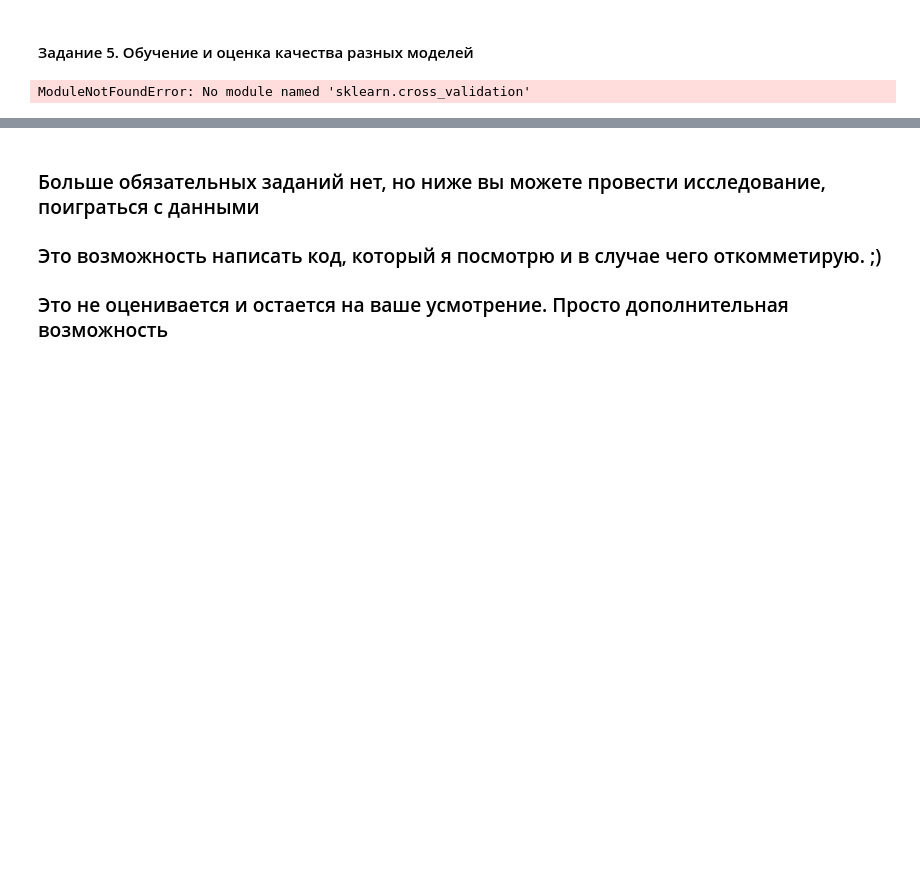
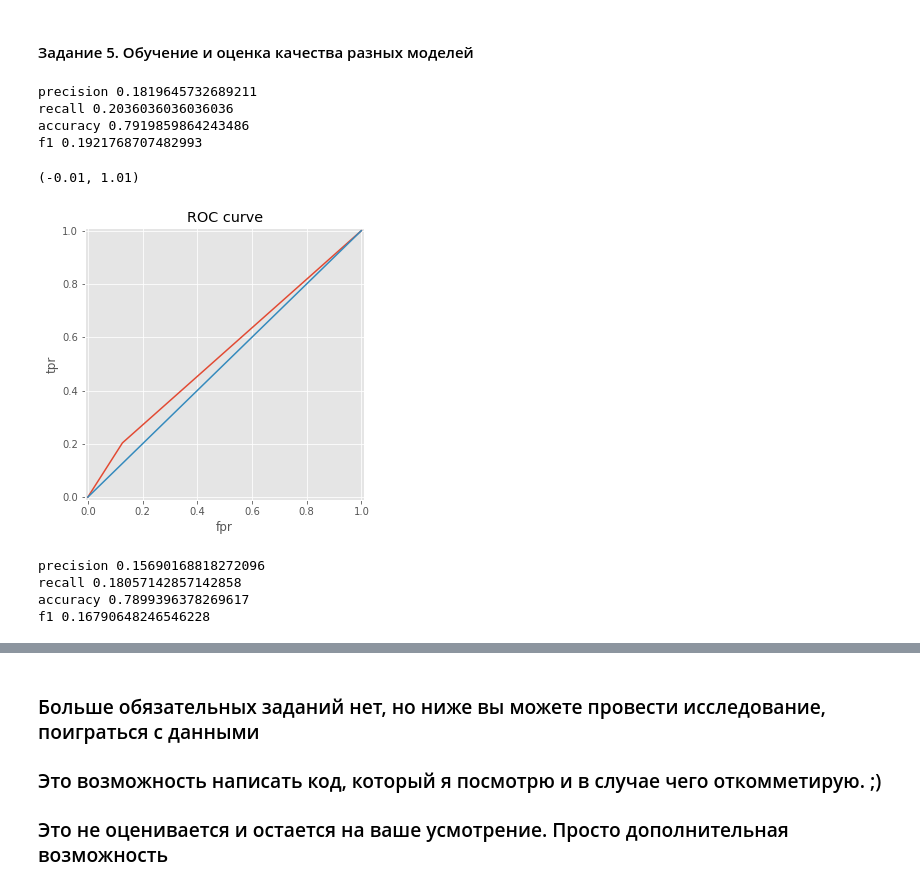
Before and after one commit to maxxvolny/sfml, a Jupyter notebook: hw2-task.ipynb, the cells around one changed output, grey strips where cells are left out. Saved outputs shown, nothing was run; the diff lists cells and outputs as text; code cells hidden in the pictures; blank space fills up the shorter version.

```diff
--- a/hw2-task.ipynb
+++ b/hw2-task.ipynb
@@ -335,0 +512,6 @@ KeyError: "['AGREEMENT_RK'] not found in axis"
+# %%
+     X = df_train_preproc.drop(['TARGET'], 1)
+X_test_0 = df_test_preproc.drop(['TARGET'], 1)
+# %%
+     y = df_train_preproc['TARGET']
+y_test_0 = df_test_preproc['TARGET']
@@ -336,12 +538,11 @@ KeyError: "['AGREEMENT_RK'] not found in axis"
 # %% [markdown]
 #### Задание 5. Обучение и оценка качества разных моделей
 # %%
-from sklearn.cross_validation import train_test_split
+from sklearn.model_selection import train_test_split
 # test_size=0.3, random_state=42
 
 ## Your Code Here
+X_train, X_test, y_train, y_test = train_test_split(X, y, test_size = 0.3, random_state=42)
-# %% [output]
-ModuleNotFoundError: No module named 'sklearn.cross_validation'
 # %%
 # Попробовать следующие "черные ящики": интерфейс одинаковый
 # Постепенно мы узнаем, что они делают а сейчас учимся понимать какой работает качественнее
@@ -361,3 +567,48 @@ from sklearn.linear_model import LogisticRegression
 from sklearn.metrics import accuracy_score, precision_score, recall_score
 
 ## Your Code Here
+# %%
+dtc = DecisionTreeClassifier()
+dtc.fit(X_train, y_train)
+predict = dtc.predict(X_test)
+
+print('precision', precision_score(y_test, predict))
+print('recall', recall_score(y_test, predict))
+print('accuracy', accuracy_score(y_test, predict))
+print('f1', f1_score(y_test, predict))
+# %% [output]
+precision 0.1819645732689211
+recall 0.2036036036036036
+accuracy 0.7919859864243486
+f1 0.1921768707482993
+# %%
+%matplotlib inline
+from matplotlib import pyplot as plt
+from sklearn.metrics import roc_auc_score, roc_curve
+fpr, tpr, thresholds = roc_curve(y_test, predict)
+plt.figure(figsize=(5, 5))
+plt.plot(fpr, tpr)
+plt.plot([0, 1], [0, 1])
+plt.ylabel('tpr')
+plt.xlabel('fpr')
+plt.grid(True)
+plt.title('ROC curve')
+plt.xlim((-0.01, 1.01))
+plt.ylim((-0.01, 1.01))
+# %% [output]
+(-0.01, 1.01)
+[figure, added]
+# %%
+dtc = DecisionTreeClassifier()
+dtc.fit(X_train, y_train)
+predict = dtc.predict(X_test_0)
+
+print('precision', precision_score(y_test_0, predict))
+print('recall', recall_score(y_test_0, predict))
+print('accuracy', accuracy_score(y_test_0, predict))
+print('f1', f1_score(y_test_0, predict))
+# %% [output]
+precision 0.15690168818272096
+recall 0.18057142857142858
+accuracy 0.7899396378269617
+f1 0.16790648246546228
```
Also changed, not shown: parts of 53 cells of this notebook.
